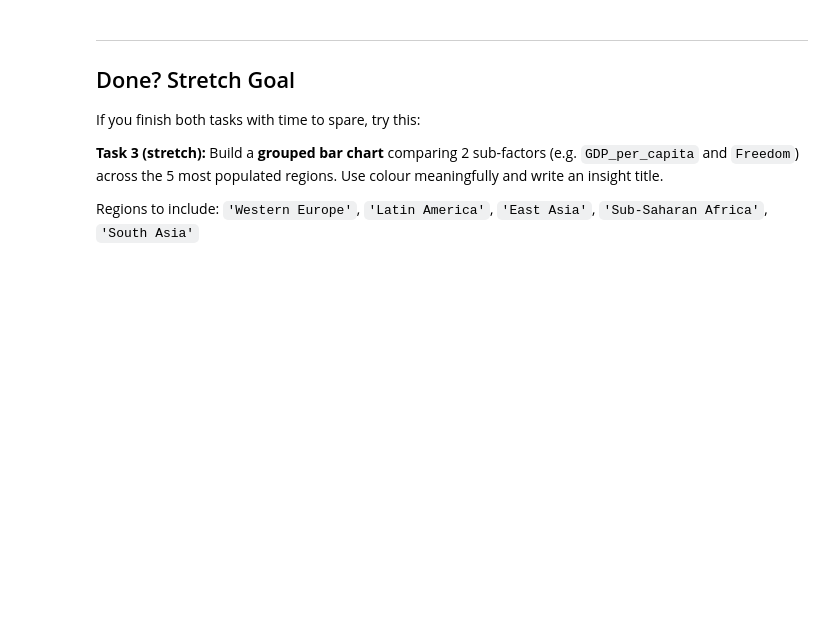
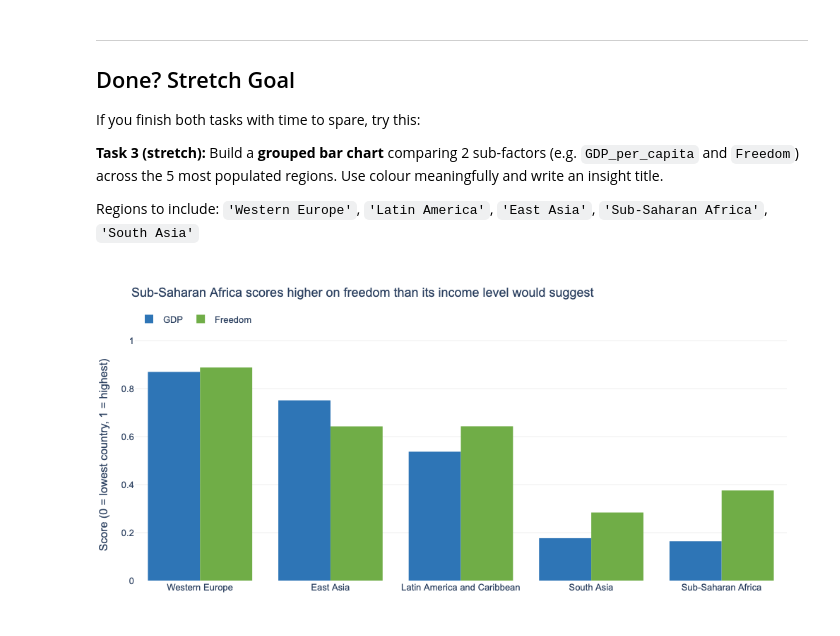
Before and after one commit to daleogont/dataviz-exercises-hontar-daniil, a Jupyter notebook: week two/lecture02_exercise.ipynb, the cells around one changed output. Cells and saved outputs as stored; diff of their text form; code cells hidden in the pictures; blank space fills up the shorter version.

```diff
--- a/week two/lecture02_exercise.ipynb
+++ b/week two/lecture02_exercise.ipynb
@@ -182,3 +229,49 @@ If you finish both tasks with time to spare, try this:
 **Task 3 (stretch):** Build a **grouped bar chart** comparing 2 sub-factors (e.g. `GDP_per_capita` and `Freedom`) across the 5 most populated regions. Use colour meaningfully and write an insight title.
 
 Regions to include: `'Western Europe'`, `'Latin America'`, `'East Asia'`, `'Sub-Saharan Africa'`, `'South Asia'`
+# %%
+# Task 3 (stretch): grouped bar chart — GDP vs Freedom by region
+# ---------------------------------------------------------------
+# Note: the dataset uses 'Latin America and Caribbean', not 'Latin America'
+regions = ['Western Europe', 'Latin America and Caribbean', 'East Asia',
+           'Sub-Saharan Africa', 'South Asia']
+
+# GDP (~7–11, log scale) and Freedom (0–1) are on different scales,
+# so rescale both to 0–1 across ALL countries before comparing them
+scaled = df.copy()
+for col in ['GDP', 'Freedom']:
+    scaled[col] = (df[col] - df[col].min()) / (df[col].max() - df[col].min())
+
+reg = (scaled[scaled['Region'].isin(regions)]
+       .groupby('Region')[['GDP', 'Freedom']]
+       .mean()
+       .reset_index()
+       .sort_values('GDP', ascending=False))
+
+# Region where freedom is highest relative to income -> insight title
+reg['diff'] = reg['Freedom'] - reg['GDP']
+standout = reg.loc[reg['diff'].idxmax(), 'Region']
+
+long = reg.melt(id_vars='Region', value_vars=['GDP', 'Freedom'],
+                var_name='Factor', value_name='Scaled score')
+
+fig = px.bar(
+    long,
+    x='Region', y='Scaled score',
+    color='Factor', barmode='group',
+    color_discrete_map={'GDP': '#2E75B6', 'Freedom': '#70AD47'},
+    title=f"{standout} scores higher on freedom than its income level would suggest",
+    labels={'Scaled score': 'Score (0 = lowest country, 1 = highest)', 'Region': ''},
+    height=500
+)
+fig.update_traces(marker_line_width=0)
+fig.update_layout(
+    yaxis=dict(range=[0, 1.05], gridcolor='#EEEEEE'),
+    plot_bgcolor='white', paper_bgcolor='white',
+    font=dict(family='Arial', size=13),
+    legend=dict(orientation='h', y=1.08, x=0, title=''),
+    margin=dict(l=10, r=30, t=90, b=40)
+)
+fig.show()
+# %% [output]
+[figure, added]
```
Also changed, not shown: parts of 5 cells of this notebook, 10 other files.
